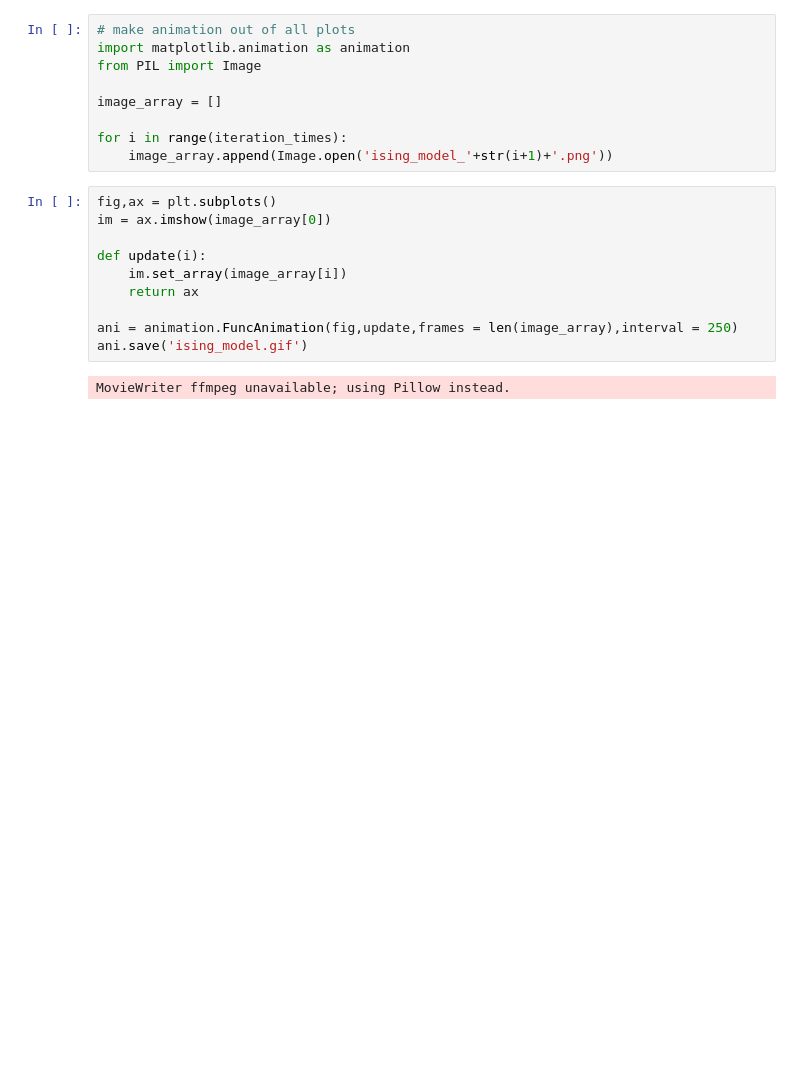
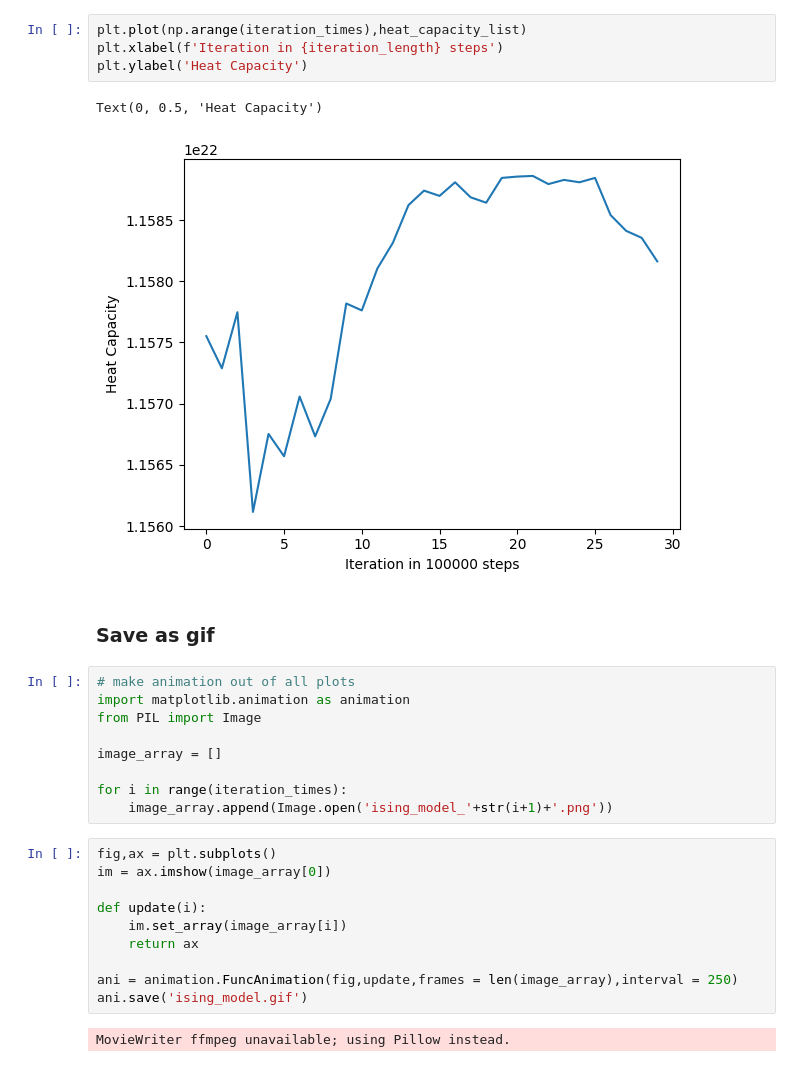
Before and after one commit to alexburg14/Ising-Model, a Jupyter notebook: first_test.ipynb, the cells around one changed output. Cells and saved outputs as stored; diff of their text form; blank space fills up the shorter version.

```diff
--- a/first_test.ipynb
+++ b/first_test.ipynb
@@ -138,3 +148,12 @@ plt.plot(np.arange(iteration_times),count_list)
+# %%
+plt.plot(np.arange(iteration_times),heat_capacity_list)
+plt.xlabel(f'Iteration in {iteration_length} steps')
+plt.ylabel('Heat Capacity')
+# %% [output]
+Text(0, 0.5, 'Heat Capacity')
+[figure, added]
+# %% [markdown]
+### Save as gif
 # %%
 # make animation out of all plots
 import matplotlib.animation as animation
```
Also changed, not shown: parts of 16 cells of this notebook, 32 other files.
